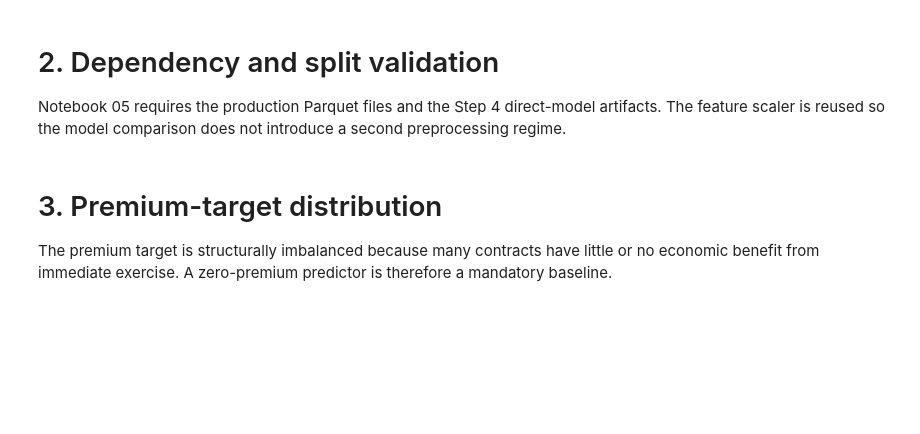
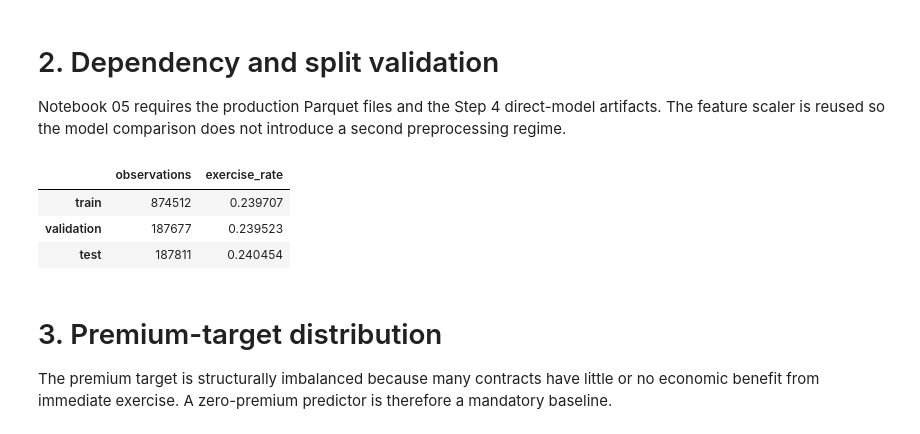
Before and after one commit to Kamend1/deep_learning_american_option_pricing, a Jupyter notebook: notebooks/05_early_exercise_premium_model.ipynb, the cells around one changed output. Drawn from its saved outputs; the diff is of its cells as text; code cells hidden in the pictures; blank space fills up the shorter version.

Commit message:
Testing code for Notebooks 05 and 06, fixing errors

```diff
--- a/notebooks/05_early_exercise_premium_model.ipynb
+++ b/notebooks/05_early_exercise_premium_model.ipynb
@@ -142,10 +144,8 @@ required_paths = [*CORE_PATHS, *OOD_PATHS.values(), DIRECT_CHECKPOINT_PATH, SCAL
 missing = [path for path in required_paths if not path.exists()]
 if missing:
     raise FileNotFoundError(
-        "Notebook 05 prerequisites are missing:
-"
-        + "
-".join(f"- {path}" for path in missing)
+        "Notebook 05 prerequisites are missing:\n"
+        + "\n".join(f"- {path}" for path in missing)
     )
 
 MODEL_COLUMNS = [
@@ -156,33 +156,38 @@ MODEL_COLUMNS = [
     "boundary_distance_normalized",
 ]
 
 train_frame = read_parquet_components(
     CORE_PATHS, columns=MODEL_COLUMNS, split="train", row_limit=TRAIN_LIMIT
 )
 validation_frame = read_parquet_components(
     CORE_PATHS, columns=MODEL_COLUMNS, split="validation", row_limit=VALIDATION_LIMIT
 )
 test_frame = read_parquet_components(
     CORE_PATHS, columns=MODEL_COLUMNS, split="test", row_limit=TEST_LIMIT
 )
 
 for frame in (train_frame, validation_frame, test_frame):
     frame["normalized_intrinsic_value"] = frame["intrinsic_value"] / frame["strike"]
     frame["normalized_financial_floor"] = np.maximum(
         frame["normalized_european_price"], frame["normalized_intrinsic_value"]
     )
     frame["normalized_floor_residual"] = (
         frame["normalized_american_price"] - frame["normalized_financial_floor"]
     ).clip(lower=0.0)
 
 pd.DataFrame({
     "observations": [len(train_frame), len(validation_frame), len(test_frame)],
     "exercise_rate": [
         train_frame["exercise_now"].mean(),
         validation_frame["exercise_now"].mean(),
         test_frame["exercise_now"].mean(),
     ],
 }, index=["train", "validation", "test"])
+# %% [output]
+|  | observations | exercise_rate |
+| train | 874512 | 0.239707 |
+| validation | 187677 | 0.239523 |
+| test | 187811 | 0.240454 |
 # %% [markdown]
 # 3. Premium-target distribution
 
```
Also changed, not shown: parts of 13 cells of this notebook, 1 other file.
